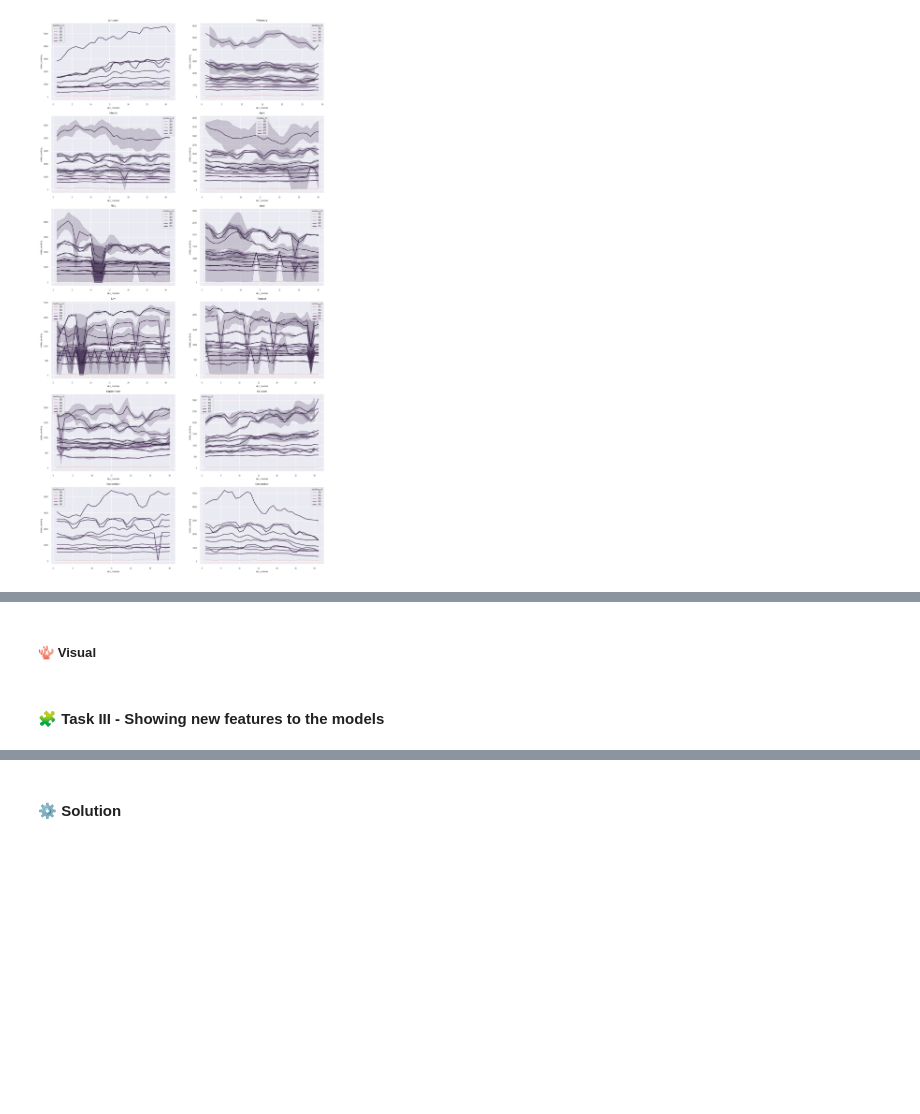
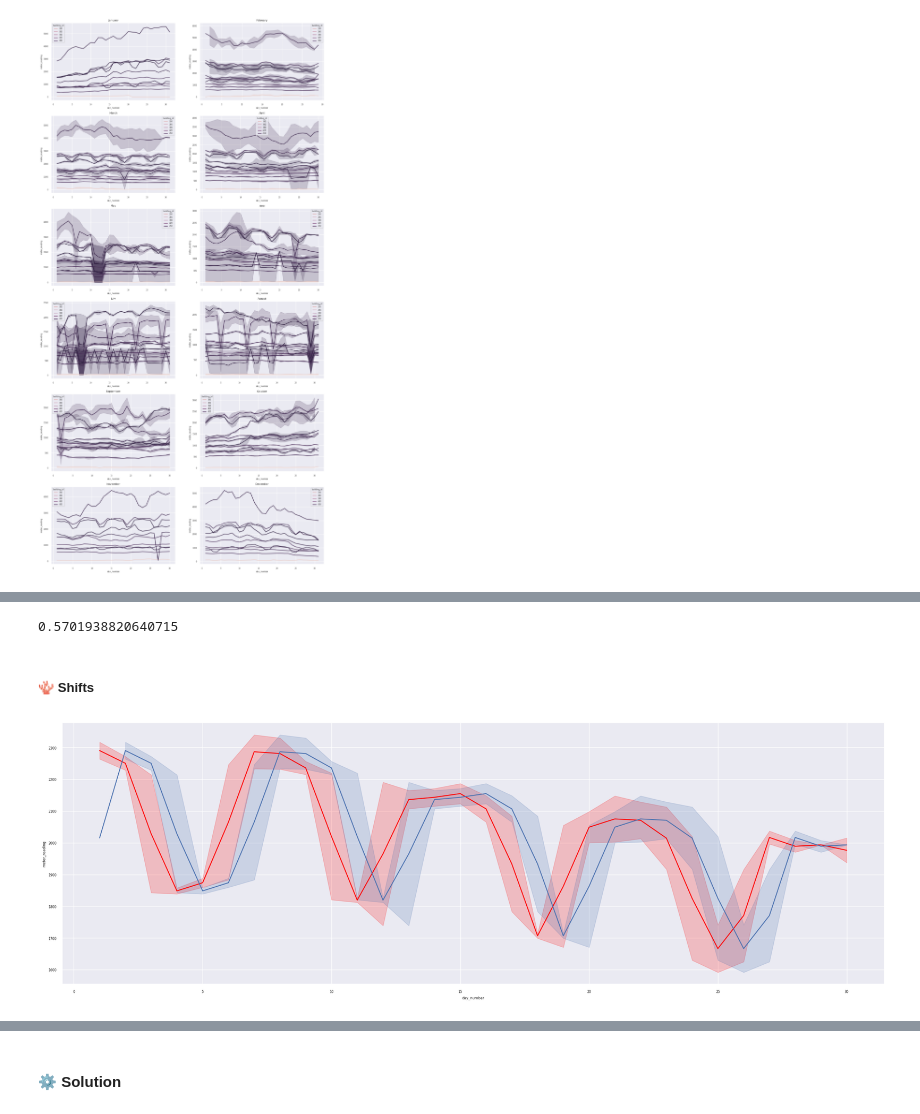
Before and after one commit to STASYA00/IAAC2024_tutorials, a Jupyter notebook: notebooks/06_time_series.ipynb, the cells around one changed output, grey strips where cells are left out. Saved outputs shown, nothing was run; the diff lists cells and outputs as text; code cells hidden in the pictures; blank space fills up the shorter version.

Commit message:
add notebook 06 - time series

```diff
--- a/notebooks/06_time_series.ipynb
+++ b/notebooks/06_time_series.ipynb
@@ -119,4 +157,34 @@ print(scores)
+# %%
+def split_time_data(df:pd.DataFrame):
+    _df = df.sort_values(by=["day"])
+    split_percent = 0.8
+
+    X = _df.drop(columns=[target]).loc[_df[target].isna()==False]
+    Y = _df[target].loc[_df[target].isna()==False]
+
+    X_train = X[:int(X.shape[0] * split_percent)].drop(columns=["day"])
+    X_valid = X[int(X.shape[0] * split_percent):].drop(columns=["day"])
+    Y_train = Y[:int(X.shape[0] * split_percent)]
+    Y_valid = Y[int(X.shape[0] * split_percent):]
+
+    return X_train, X_valid, Y_train, Y_valid
+# %%
+X_train, X_valid, Y_train, Y_valid = split_time_data(full_df)
+# %%
+model = RandomForestRegressor(n_estimators=10, random_state=154).fit(X_train, Y_train)
+score = model.score(X_valid, Y_valid)
+print(score)
+# %% [output]
+0.5701938820640715
 # %% [markdown]
-##### 🪸 Visual
+##### 🪸 Shifts
-# %% [markdown]
-#### 🧩 Task III - Showing new features to the models
+# %%
+# shifting the line with 1 day
+BID = 473
+ax = sns.lineplot(x=full_df["day_number"].loc[full_df["sub_primaryspaceusage"]==7].loc[full_df["meter"]==0].loc[full_df["month"]==6].loc[full_df["building_id"]==BID],
+                y=Y_train.shift(0).loc[full_df["sub_primaryspaceusage"]==7].loc[full_df["meter"]==0].loc[full_df["month"]==6].loc[full_df["building_id"]==BID], color=(1,0,0))
+
+_ = sns.lineplot(x=full_df["day_number"].loc[full_df["sub_primaryspaceusage"]==7].loc[full_df["meter"]==0].loc[full_df["month"]==6].loc[full_df["building_id"]==BID],
+             y=Y_train.loc[full_df["sub_primaryspaceusage"]==7].loc[full_df["meter"]==0].loc[full_df["month"]==6].loc[full_df["building_id"]==BID].shift(1), ax=ax)
+# %% [output]
+[figure, added]
```
Also changed, not shown: parts of 102 cells of this notebook, 2 other files.
